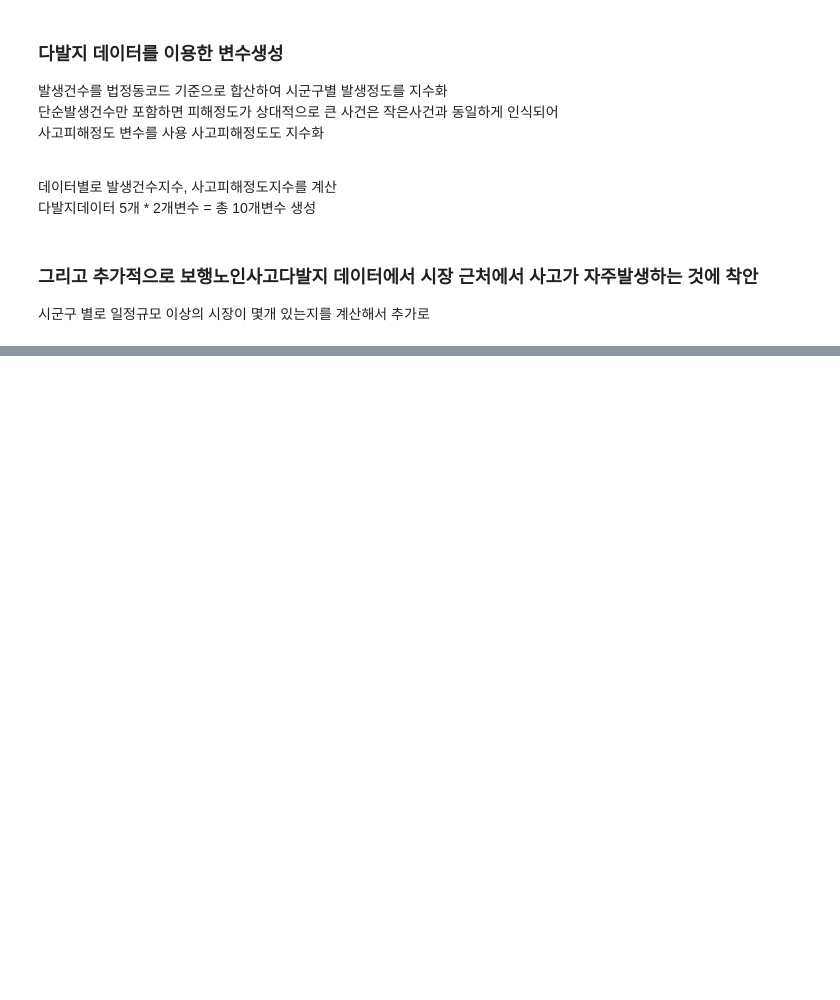
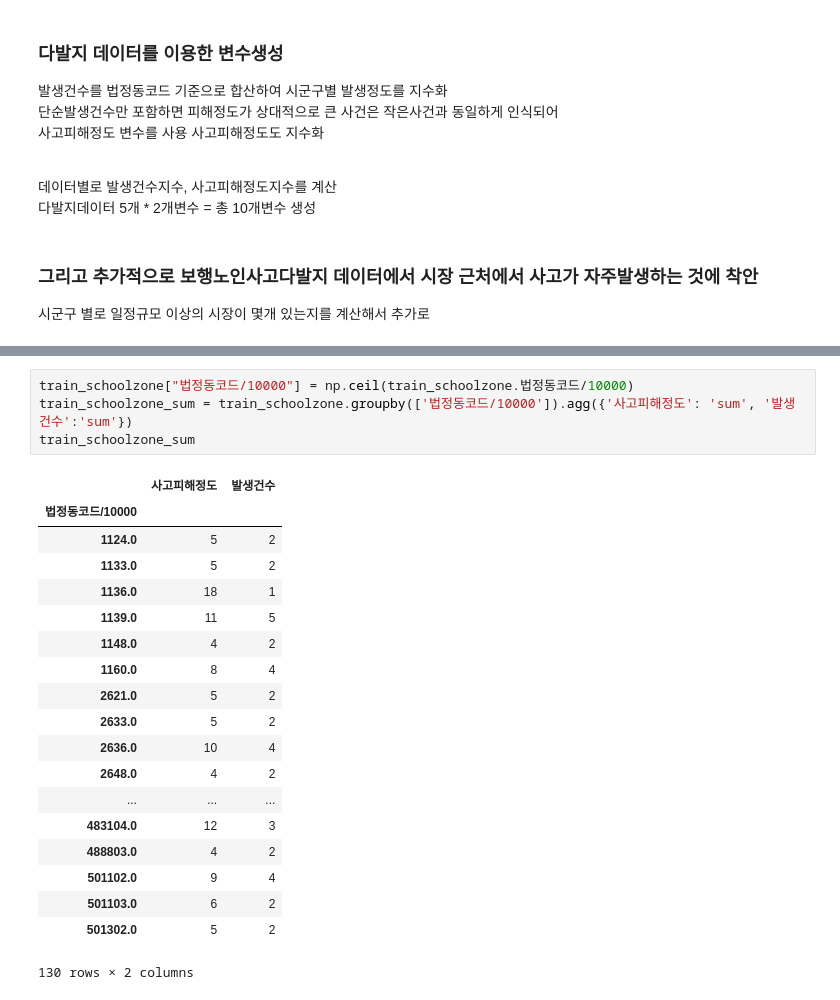
Before and after one commit to parksunwoo/dbs_zero2all, a Jupyter notebook: 9th_week/maps_modeling.ipynb, the cells around one changed output, grey strips where cells are left out. Drawn from its saved outputs; the diff is of its cells as text; blank space fills up the shorter version.

```diff
--- a/9th_week/maps_modeling.ipynb
+++ b/9th_week/maps_modeling.ipynb
@@ -328,0 +400,24 @@ train_jaywalk.head(5)
+# %%
+train_schoolzone["법정동코드/10000"] = np.ceil(train_schoolzone.법정동코드/10000)
+train_schoolzone_sum = train_schoolzone.groupby(['법정동코드/10000']).agg({'사고피해정도': 'sum', '발생건수':'sum'})
+train_schoolzone_sum
+# %% [output]
+|  | 사고피해정도 | 발생건수 |
+| 법정동코드/10000 |  |  |
+| 1124.0 | 5 | 2 |
+| 1133.0 | 5 | 2 |
+| 1136.0 | 18 | 1 |
+| 1139.0 | 11 | 5 |
+| 1148.0 | 4 | 2 |
+| 1160.0 | 8 | 4 |
+| 2621.0 | 5 | 2 |
+| 2633.0 | 5 | 2 |
+| 2636.0 | 10 | 4 |
+| 2648.0 | 4 | 2 |
+| ... | ... | ... |
+| 483104.0 | 12 | 3 |
+| 488803.0 | 4 | 2 |
+| 501102.0 | 9 | 4 |
+| 501103.0 | 6 | 2 |
+| 501302.0 | 5 | 2 |
+130 rows × 2 columns
```
Also changed, not shown: parts of 9 cells of this notebook.
